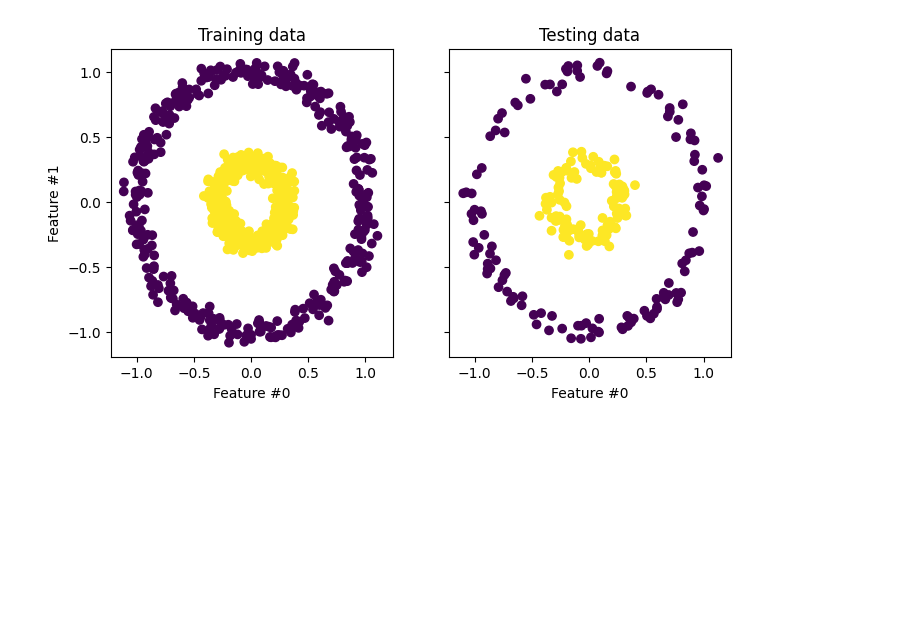
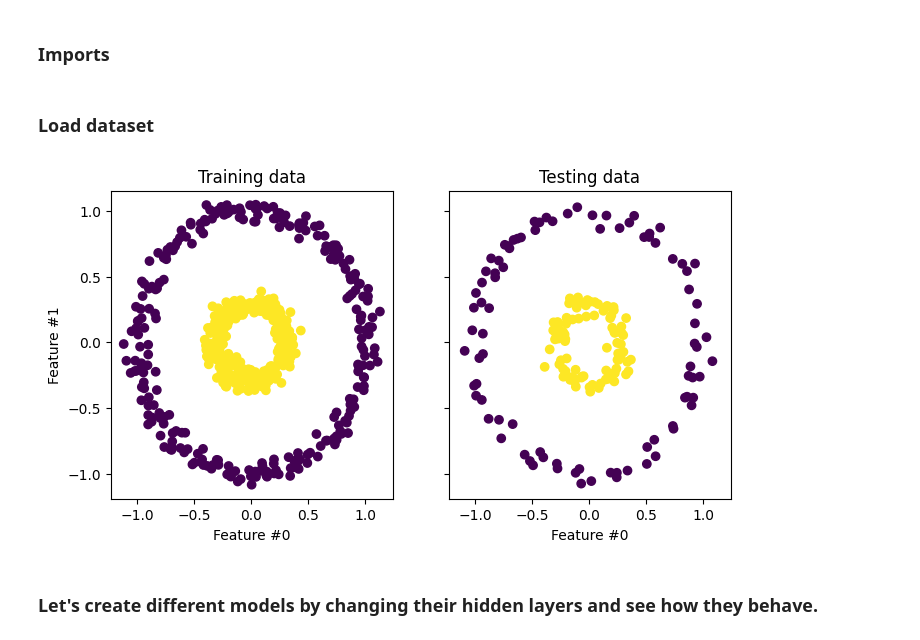
Before and after one commit to fabiogaiera/machine-learning-concepts, a Jupyter notebook: Vanishing Gradient/Vanishing Gradient Problem.ipynb, the cells around one changed output. Drawn from its saved outputs; the diff is of its cells as text; code cells hidden in the pictures; blank space fills up the shorter version.

```diff
--- a/Vanishing Gradient/Vanishing Gradient Problem.ipynb
+++ b/Vanishing Gradient/Vanishing Gradient Problem.ipynb
@@ -1,3 +1,5 @@
+# %% [markdown]
+### Imports
 # %%
 import tensorflow as tf
 import matplotlib.pyplot as plt
@@ -9,20 +11,24 @@ from tensorflow.keras.initializers import RandomNormal
 from sklearn.datasets import make_circles
 from sklearn.metrics import accuracy_score
 from sklearn.model_selection import train_test_split
+# %% [markdown]
+### Load dataset
 # %%
-X, y = make_circles(n_samples=1000, factor=0.3, noise=0.05, random_state=0)
+X, y = make_circles(n_samples=700, factor=0.3, noise=0.05, random_state=0)
 X_train, X_test, y_train, y_test = train_test_split(X, y, stratify=y, random_state=0)
 
 _, (train_ax, test_ax) = plt.subplots(ncols=2, sharex=True, sharey=True, figsize=(8, 4))
 
 train_ax.scatter(X_train[:, 0], X_train[:, 1], c=y_train)
 train_ax.set_ylabel("Feature #1")
 train_ax.set_xlabel("Feature #0")
 train_ax.set_title("Training data")
 
 test_ax.scatter(X_test[:, 0], X_test[:, 1], c=y_test)
 test_ax.set_xlabel("Feature #0")
 _ = test_ax.set_title("Testing data")
 # %% [output]
-[figure, old version]
+[figure, new version]
+# %% [markdown]
+### Let's create different models by changing their hidden layers and see how they behave.
 # %%
```
Also changed, not shown: parts of 21 cells of this notebook.
